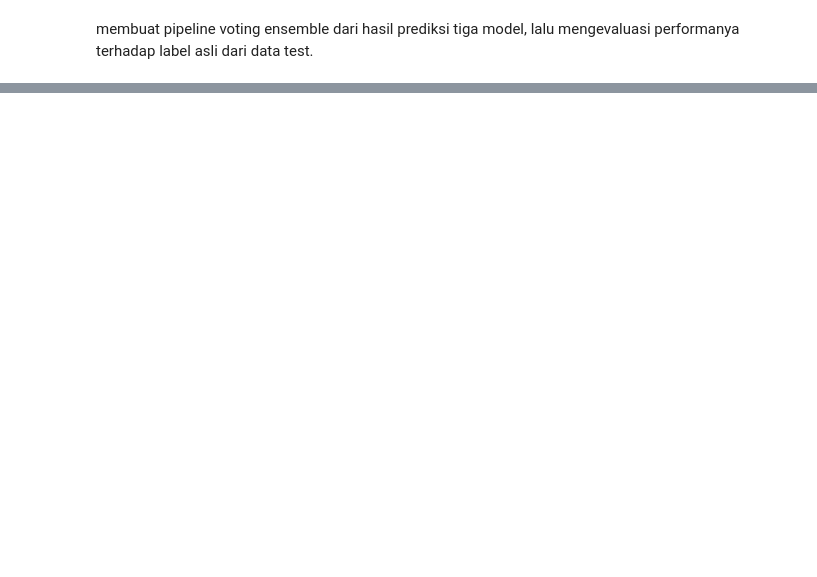
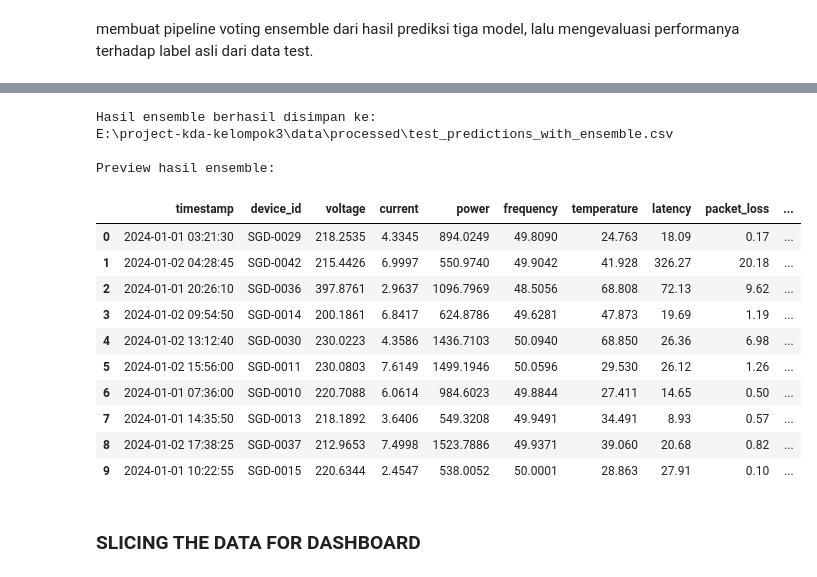
Before and after one commit to rrrambatsigma/project-kda-kelompok3, a Jupyter notebook: notebook/ManualHardVorting.ipynb, the cells around one changed output, grey strips where cells are left out. Drawn from its saved outputs; the diff is of its cells as text; code cells hidden in the pictures; blank space fills up the shorter version.

```diff
--- a/notebook/ManualHardVorting.ipynb
+++ b/notebook/ManualHardVorting.ipynb
@@ -324,0 +412,31 @@ KeyError: 'label'
+# %%
+voting_data = prediction_data.copy()
+
+def majority_vote(row):
+    votes = [
+        row["DT_prediction"],
+        row["RF_prediction"],
+        row["LR_prediction"]
+    ]
+
+    return pd.Series(votes).mode()[0]
+
+
+voting_data["ensemble_prediction"] = voting_data.apply(
+    majority_vote,
+    axis=1
+).astype(int)
+
+print("Manual hard voting berhasil dilakukan.")
+
+display(
+    voting_data[
+        [
+            "label",
+            "DT_prediction",
+            "RF_prediction",
+            "LR_prediction",
+            "ensemble_prediction"
+        ]
+    ].head(10)
+)
@@ -324,0 +456,31 @@ KeyError: 'label'
+# %%
+ENSEMBLE_RESULT_PATH = PROCESSED_DIR / "test_predictions_with_ensemble.csv"
+
+voting_data.to_csv(
+    ENSEMBLE_RESULT_PATH,
+    index=False
+)
+
+print("Hasil ensemble berhasil disimpan ke:")
+print(ENSEMBLE_RESULT_PATH)
+
+print("\nPreview hasil ensemble:")
+display(voting_data.head(10))
+# %% [output]
+Hasil ensemble berhasil disimpan ke:
+E:\project-kda-kelompok3\data\processed\test_predictions_with_ensemble.csv
+
+Preview hasil ensemble:
+|  | timestamp | device_id | voltage | current | power | frequency | temperature | latency | packet_loss | ... |
+| 0 | 2024-01-01 03:21:30 | SGD-0029 | 218.2535 | 4.3345 | 894.0249 | 49.8090 | 24.763 | 18.09 | 0.17 | ... |
+| 1 | 2024-01-02 04:28:45 | SGD-0042 | 215.4426 | 6.9997 | 550.9740 | 49.9042 | 41.928 | 326.27 | 20.18 | ... |
+| 2 | 2024-01-01 20:26:10 | SGD-0036 | 397.8761 | 2.9637 | 1096.7969 | 48.5056 | 68.808 | 72.13 | 9.62 | ... |
+| 3 | 2024-01-02 09:54:50 | SGD-0014 | 200.1861 | 6.8417 | 624.8786 | 49.6281 | 47.873 | 19.69 | 1.19 | ... |
+| 4 | 2024-01-02 13:12:40 | SGD-0030 | 230.0223 | 4.3586 | 1436.7103 | 50.0940 | 68.850 | 26.36 | 6.98 | ... |
+| 5 | 2024-01-02 15:56:00 | SGD-0011 | 230.0803 | 7.6149 | 1499.1946 | 50.0596 | 29.530 | 26.12 | 1.26 | ... |
+| 6 | 2024-01-01 07:36:00 | SGD-0010 | 220.7088 | 6.0614 | 984.6023 | 49.8844 | 27.411 | 14.65 | 0.50 | ... |
+| 7 | 2024-01-01 14:35:50 | SGD-0013 | 218.1892 | 3.6406 | 549.3208 | 49.9491 | 34.491 | 8.93 | 0.57 | ... |
+| 8 | 2024-01-02 17:38:25 | SGD-0037 | 212.9653 | 7.4998 | 1523.7886 | 49.9371 | 39.060 | 20.68 | 0.82 | ... |
+| 9 | 2024-01-01 10:22:55 | SGD-0015 | 220.6344 | 2.4547 | 538.0052 | 50.0001 | 28.863 | 27.91 | 0.10 | ... |
+# %% [markdown]
+### SLICING THE DATA FOR DASHBOARD
```
Also changed, not shown: parts of 50 cells of this notebook, 1 other file.
